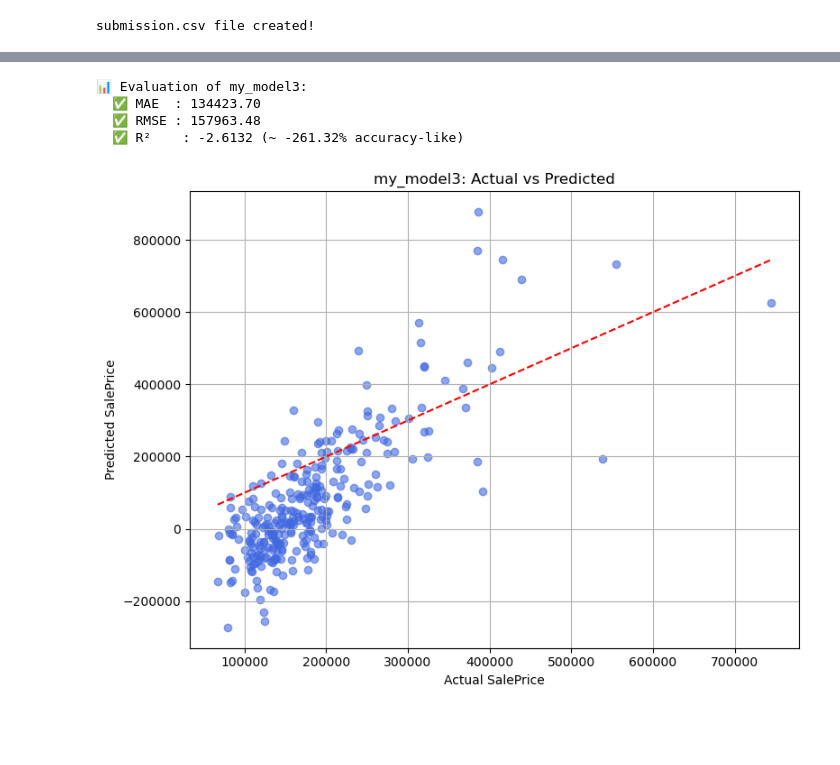
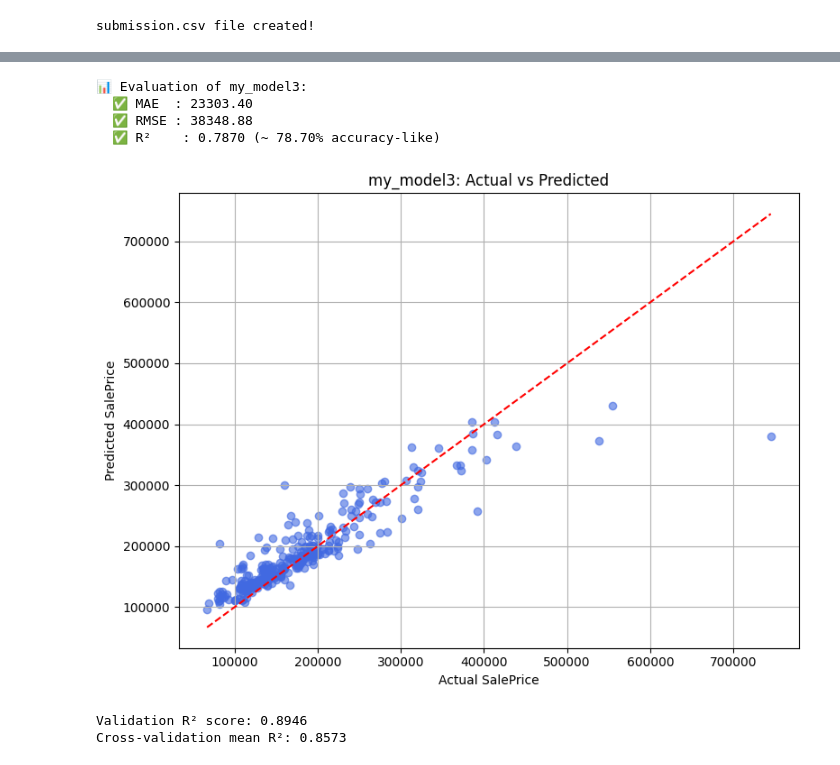
Before and after one commit to Parth-hub-sys/data-science-proj, a Jupyter notebook: intermediate-ml/XGBoost/XGBoost.ipynb, the cells around one changed output, grey strips where cells are left out. Drawn from its saved outputs; the diff is of its cells as text; code cells hidden in the pictures; blank space fills up the shorter version.

```diff
--- a/intermediate-ml/XGBoost/XGBoost.ipynb
+++ b/intermediate-ml/XGBoost/XGBoost.ipynb
@@ -146,34 +146,98 @@ Accuracy-like score: -261.32%
 # %%
 from sklearn.metrics import mean_absolute_error, mean_squared_error, r2_score
 import numpy as np
 import matplotlib.pyplot as plt
 
 # Predict on validation data
-pred3 = my_model3.predict(X_valid)
+pred3 = my_model2.predict(X_valid)
 
 # Evaluation Metrics
 mae = mean_absolute_error(y_valid, pred3)
 rmse = np.sqrt(mean_squared_error(y_valid, pred3))
 r2 = r2_score(y_valid, pred3)
 
 print(f"📊 Evaluation of my_model3:")
 print(f"  ✅ MAE  : {mae:.2f}")
 print(f"  ✅ RMSE : {rmse:.2f}")
 print(f"  ✅ R²    : {r2:.4f} (~ {r2 * 100:.2f}% accuracy-like)")
 
 # Plot: Actual vs Predicted
 plt.figure(figsize=(8,6))
 plt.scatter(y_valid, pred3, alpha=0.6, color='royalblue')
 plt.plot([y_valid.min(), y_valid.max()], [y_valid.min(), y_valid.max()], '--r')
 plt.xlabel('Actual SalePrice')
 plt.ylabel('Predicted SalePrice')
 plt.title('my_model3: Actual vs Predicted')
 plt.grid(True)
 plt.tight_layout()
 plt.show()
 # %% [output]
 📊 Evaluation of my_model3:
-  ✅ MAE  : 134423.70
-  ✅ RMSE : 157963.48
-  ✅ R²    : -2.6132 (~ -261.32% accuracy-like)
+  ✅ MAE  : 23303.40
+  ✅ RMSE : 38348.88
+  ✅ R²    : 0.7870 (~ 78.70% accuracy-like)
-[figure, old version]
+[figure, new version]
+# %%
+# ==========================
+# ML Pipeline Integration
+# ==========================
+from sklearn.compose import ColumnTransformer
+from sklearn.pipeline import Pipeline
+from sklearn.preprocessing import OneHotEncoder, StandardScaler
+from sklearn.impute import SimpleImputer
+from sklearn.ensemble import RandomForestRegressor
+from sklearn.model_selection import train_test_split, cross_val_score
+
+# Separate features and target
+X = x.copy()
+y = y.copy()  # Assuming 'y' is defined earlier as SalePrice
+
+# Identify numerical and categorical columns
+num_cols = X.select_dtypes(include=['int64', 'float64']).columns
+cat_cols = X.select_dtypes(include=['object']).columns
+
+# Preprocessing for numerical data
+num_transformer = Pipeline(steps=[
+    ("imputer", SimpleImputer(strategy="median")),
+    ("scaler", StandardScaler())
+])
+
+# Preprocessing for categorical data
+cat_transformer = Pipeline(steps=[
+    ("imputer", SimpleImputer(strategy="most_frequent")),
+    ("onehot", OneHotEncoder(handle_unknown="ignore"))
+])
+
+# Combine preprocessing for numeric and categorical columns
+preprocessor = ColumnTransformer(
+    transformers=[
+        ("num", num_transformer, num_cols),
+        ("cat", cat_transformer, cat_cols)
+    ]
+)
+
+# Define the model (you can replace with any regressor you prefer)
+model = RandomForestRegressor(n_estimators=100, random_state=42)
+
+# Create the full pipeline
+model_pipeline = Pipeline(steps=[
+    ("preprocessor", preprocessor),
+    ("model", model)
+])
+
+# Split data
+X_train, X_valid, y_train, y_valid = train_test_split(X, y, test_size=0.2, random_state=42)
+
+# Fit the pipeline
+model_pipeline.fit(X_train, y_train)
+
+# Evaluate the pipeline
+score = model_pipeline.score(X_valid, y_valid)
+print(f"Validation R² score: {score:.4f}")
+
+# Optionally: cross-validation
+cv_scores = cross_val_score(model_pipeline, X, y, cv=5)
+print(f"Cross-validation mean R²: {cv_scores.mean():.4f}")
+# %% [output]
+Validation R² score: 0.8946
+Cross-validation mean R²: 0.8573
```
Also changed, not shown: parts of 8 cells of this notebook, 4 other files.
